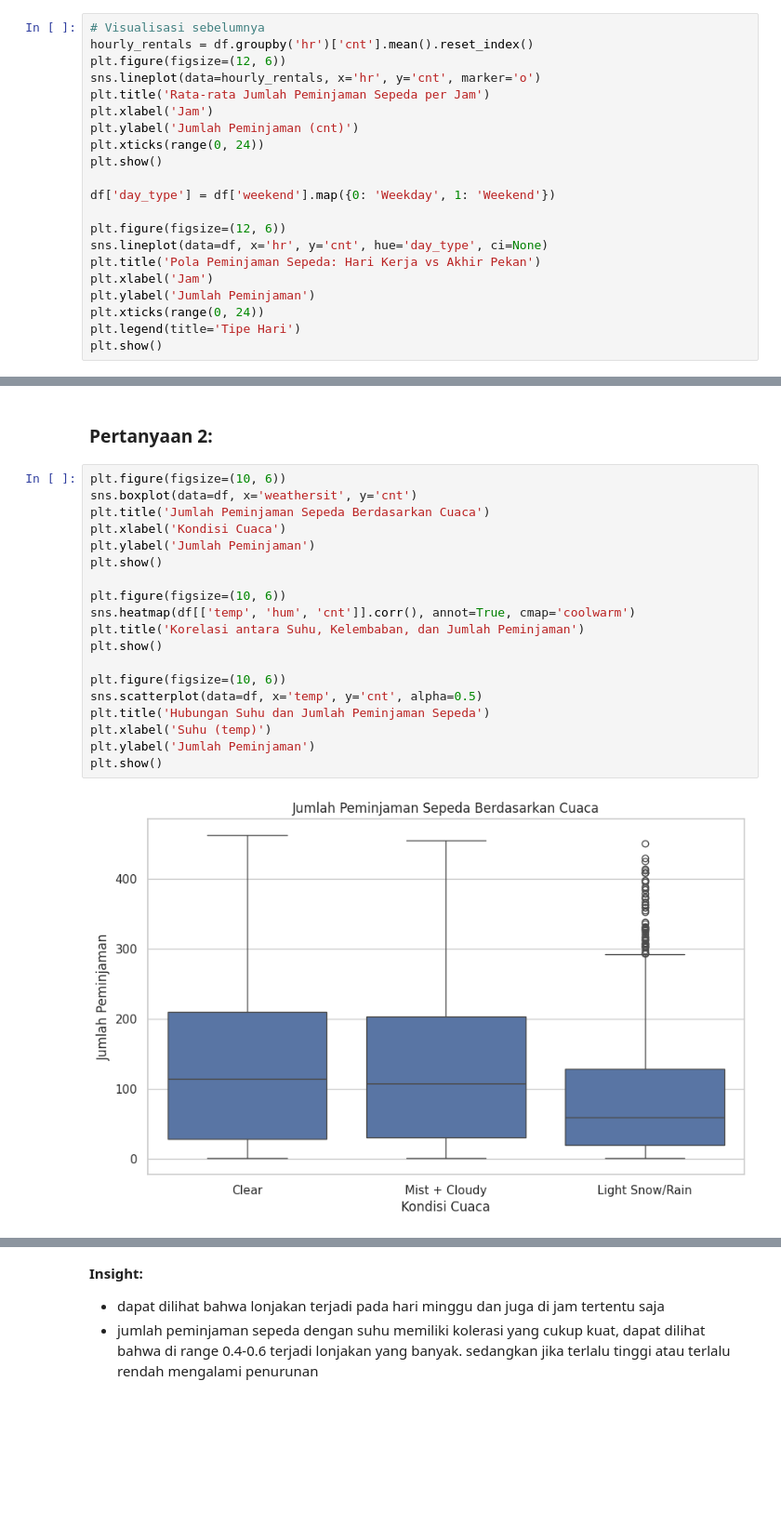
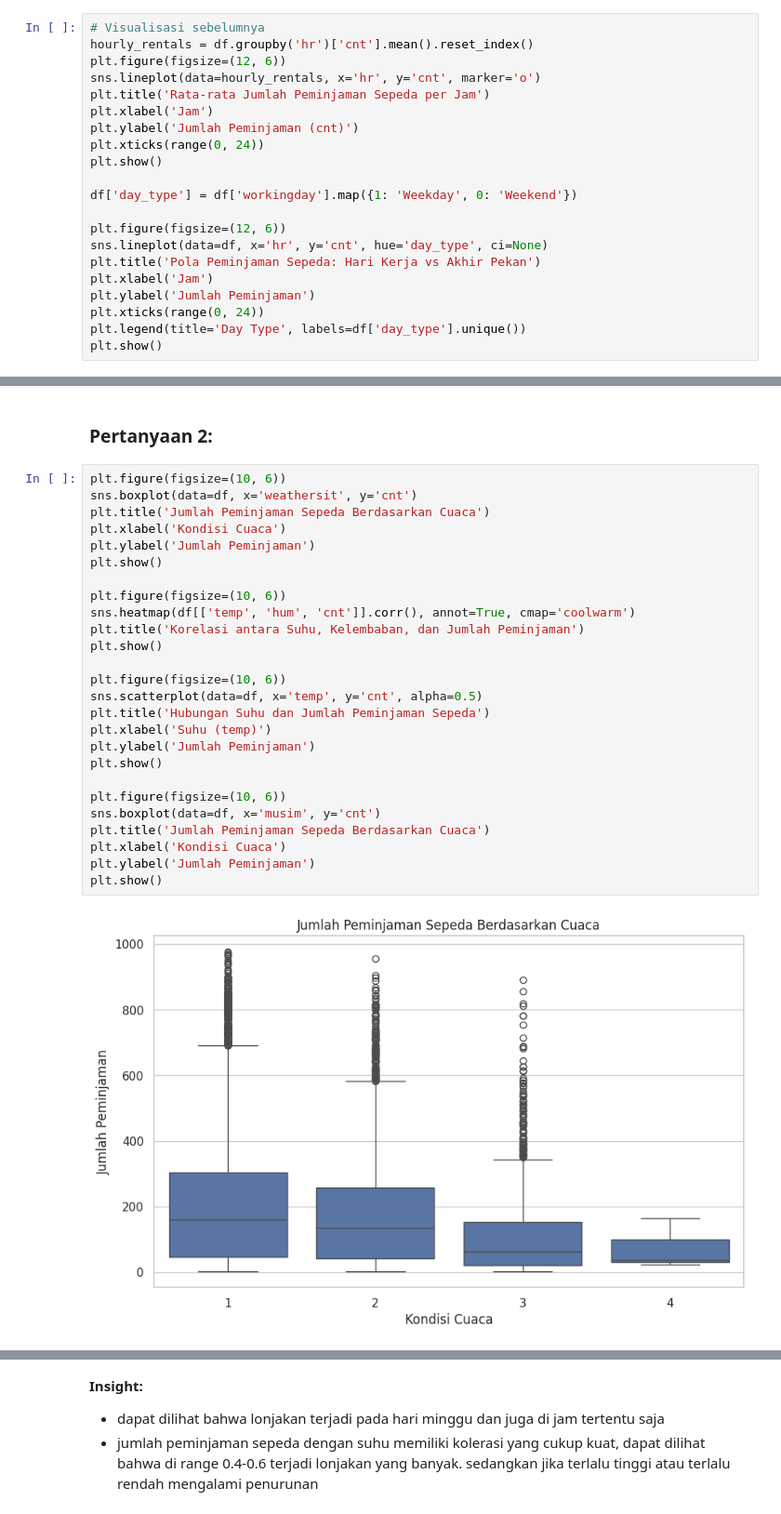
Before and after one commit to Gibskuyyyy/ProyekAnalisisData, a Jupyter notebook: Proyek_Analisis_Data.ipynb, the cells around one changed output, grey strips where cells are left out. Shown at 93% size. Saved outputs shown, nothing was run; the diff lists cells and outputs as text; blank space fills up the shorter version.

Commit message:
ProjekAnalisisData

```diff
--- a/Proyek_Analisis_Data.ipynb
+++ b/Proyek_Analisis_Data.ipynb
@@ -224,7 +231,7 @@ plt.ylabel('Jumlah Peminjaman (cnt)')
 plt.xticks(range(0, 24))
 plt.show()
 
-df['day_type'] = df['weekend'].map({0: 'Weekday', 1: 'Weekend'})
+df['day_type'] = df['workingday'].map({1: 'Weekday', 0: 'Weekend'})
 
 plt.figure(figsize=(12, 6))
 sns.lineplot(data=df, x='hr', y='cnt', hue='day_type', ci=None)
@@ -232,6 +239,6 @@ plt.title('Pola Peminjaman Sepeda: Hari Kerja vs Akhir Pekan')
 plt.xlabel('Jam')
 plt.ylabel('Jumlah Peminjaman')
 plt.xticks(range(0, 24))
-plt.legend(title='Tipe Hari')
+plt.legend(title='Day Type', labels=df['day_type'].unique())
 plt.show()
 # %% [output]
@@ -245,21 +252,28 @@ The `ci` parameter is deprecated. Use `errorbar=None` for the same effect.
 # %%
 plt.figure(figsize=(10, 6))
 sns.boxplot(data=df, x='weathersit', y='cnt')
 plt.title('Jumlah Peminjaman Sepeda Berdasarkan Cuaca')
 plt.xlabel('Kondisi Cuaca')
 plt.ylabel('Jumlah Peminjaman')
 plt.show()
 
 plt.figure(figsize=(10, 6))
 sns.heatmap(df[['temp', 'hum', 'cnt']].corr(), annot=True, cmap='coolwarm')
 plt.title('Korelasi antara Suhu, Kelembaban, dan Jumlah Peminjaman')
 plt.show()
 
 plt.figure(figsize=(10, 6))
 sns.scatterplot(data=df, x='temp', y='cnt', alpha=0.5)
 plt.title('Hubungan Suhu dan Jumlah Peminjaman Sepeda')
 plt.xlabel('Suhu (temp)')
 plt.ylabel('Jumlah Peminjaman')
 plt.show()
+
+plt.figure(figsize=(10, 6))
+sns.boxplot(data=df, x='musim', y='cnt')
+plt.title('Jumlah Peminjaman Sepeda Berdasarkan Cuaca')
+plt.xlabel('Kondisi Cuaca')
+plt.ylabel('Jumlah Peminjaman')
+plt.show()
 # %% [output]
-[figure, old version]
+[figure, new version]
```
Also changed, not shown: parts of 9 cells of this notebook, 4 other files.
